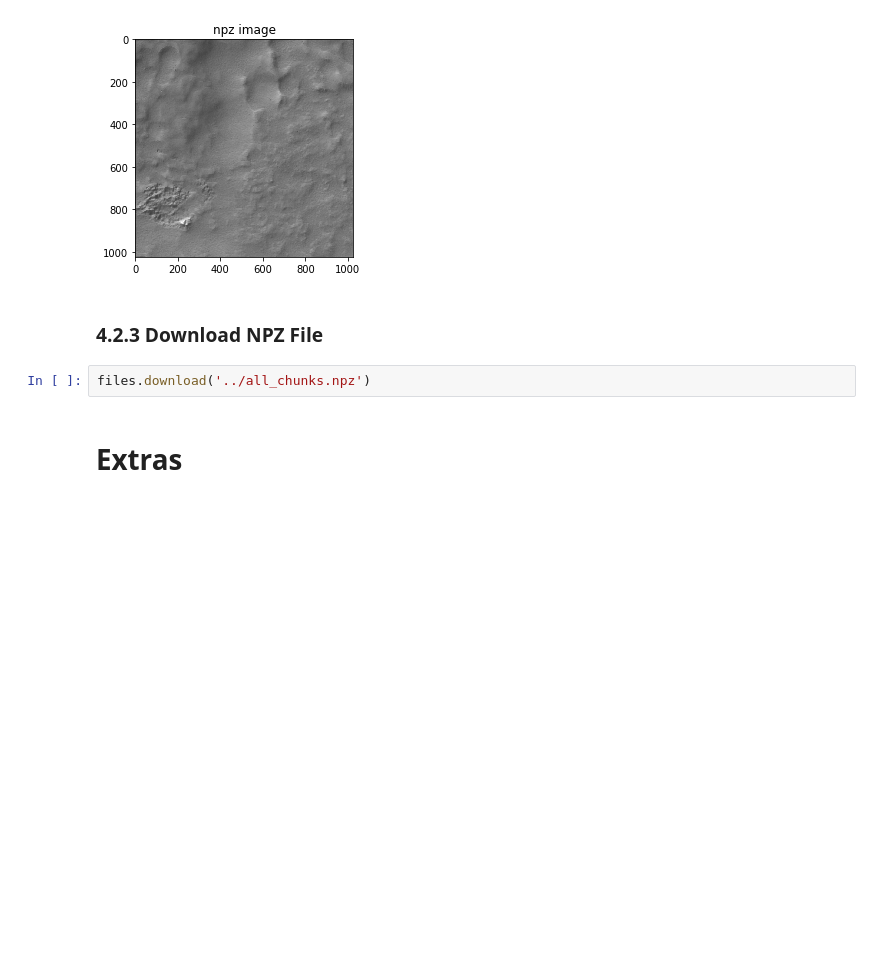
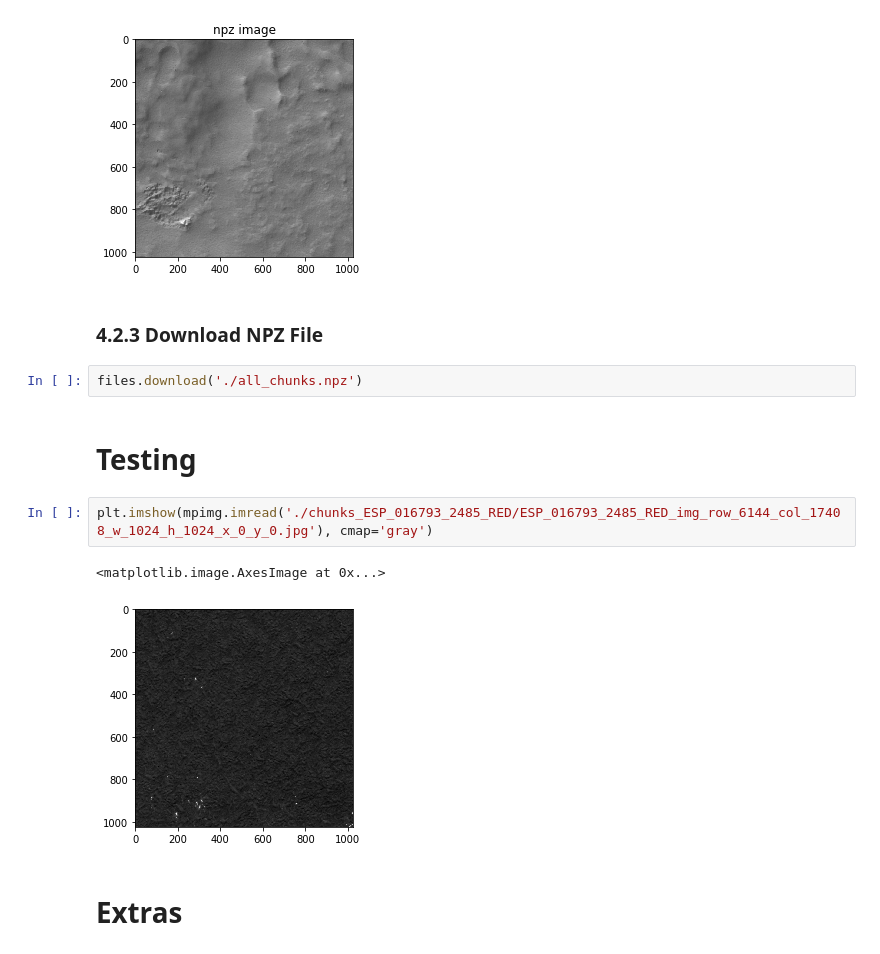
Before and after one commit to cienciaydatos/ai-challenge-mars, a Jupyter notebook: dataset-api/Mars_ODE_Data_Pipeline.ipynb, the cells around one changed output. Saved outputs shown, nothing was run; the diff lists cells and outputs as text; blank space fills up the shorter version.

```diff
--- a/dataset-api/Mars_ODE_Data_Pipeline.ipynb
+++ b/dataset-api/Mars_ODE_Data_Pipeline.ipynb
@@ -151,7 +187,14 @@ plt.imshow(img, cmap='gray')
 # %% [markdown]
 ### 4.2.3 Download NPZ File
 # %%
-files.download('../all_chunks.npz')
+files.download('./all_chunks.npz')
+# %% [markdown]
+# Testing
+# %%
+plt.imshow(mpimg.imread('./chunks_ESP_016793_2485_RED/ESP_016793_2485_RED_img_row_6144_col_17408_w_1024_h_1024_x_0_y_0.jpg'), cmap='gray')
+# %% [output]
+<matplotlib.image.AxesImage at 0x...>
+[figure, added]
 # %% [markdown]
 # Extras
 # %% [markdown]
```
Also changed, not shown: parts of 10 cells of this notebook.
